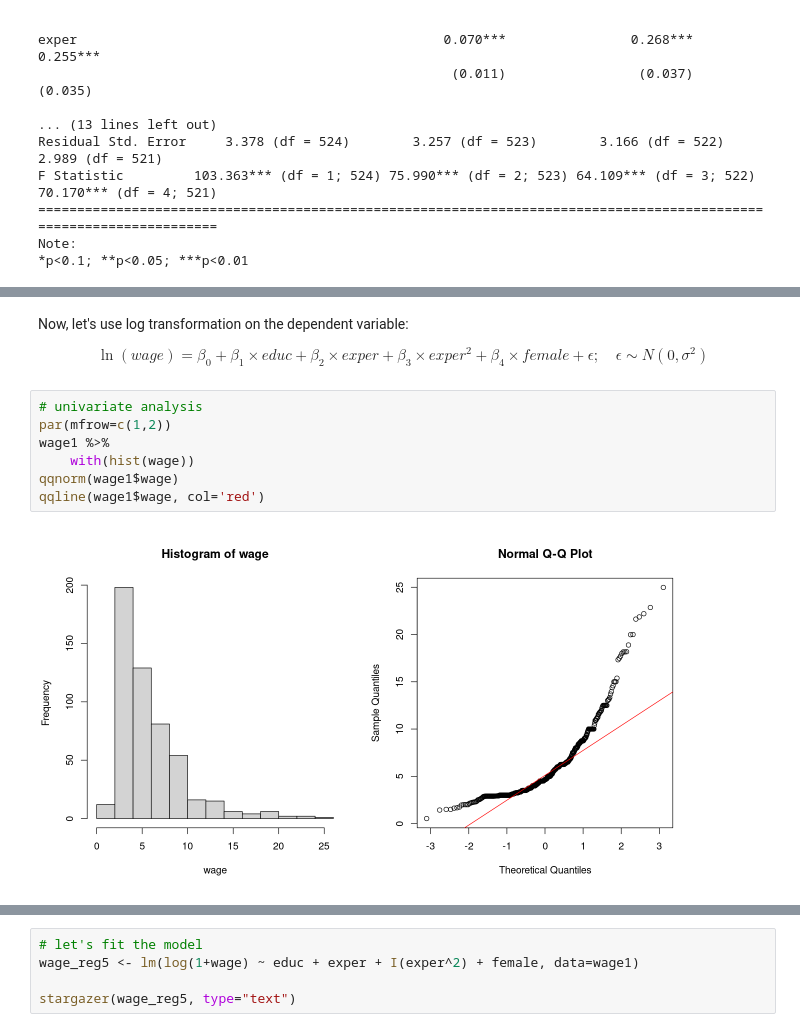
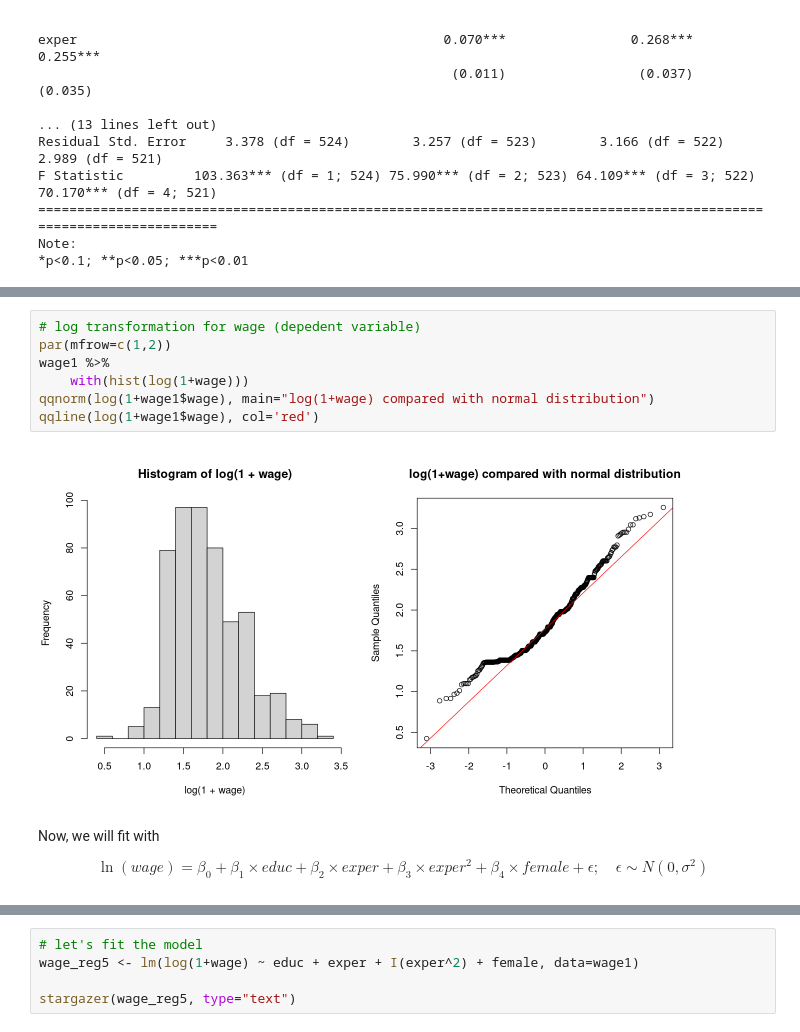
Before and after one commit to oceanumeric/data-science-go-small, a Jupyter notebook: all-in-one-for-the-exam/all-in-one.ipynb, the cells around one changed output, grey strips where cells are left out. Saved outputs shown, nothing was run; the diff lists cells and outputs as text.

```diff
--- a/all-in-one-for-the-exam/all-in-one.ipynb
+++ b/all-in-one-for-the-exam/all-in-one.ipynb
@@ -1682,15 +1722,15 @@ Note:
+# %%
+# log transformation for wage (depedent variable)
+par(mfrow=c(1,2))
+wage1 %>%
+    with(hist(log(1+wage)))
+qqnorm(log(1+wage1$wage), main="log(1+wage) compared with normal distribution")
+qqline(log(1+wage1$wage), col='red')
+# %% [output]
+[figure, added]
 # %% [markdown]
-Now, let's use log transformation on the dependent variable:
+Now, we will fit with
 
 $$
 \ln(wage) = \beta_0 + \beta_1 \times educ + \beta_2 \times exper + \beta_3 \times exper^2 + \beta_4  \times female + \epsilon; \quad \epsilon \sim N(0, \sigma^2)
 $$
-# %%
-# univariate analysis
-par(mfrow=c(1,2))
-wage1 %>%
-    with(hist(wage))
-qqnorm(wage1$wage)
-qqline(wage1$wage, col='red')
-# %% [output]
-[figure, removed]
```
Also changed, not shown: parts of 27 cells of this notebook.
